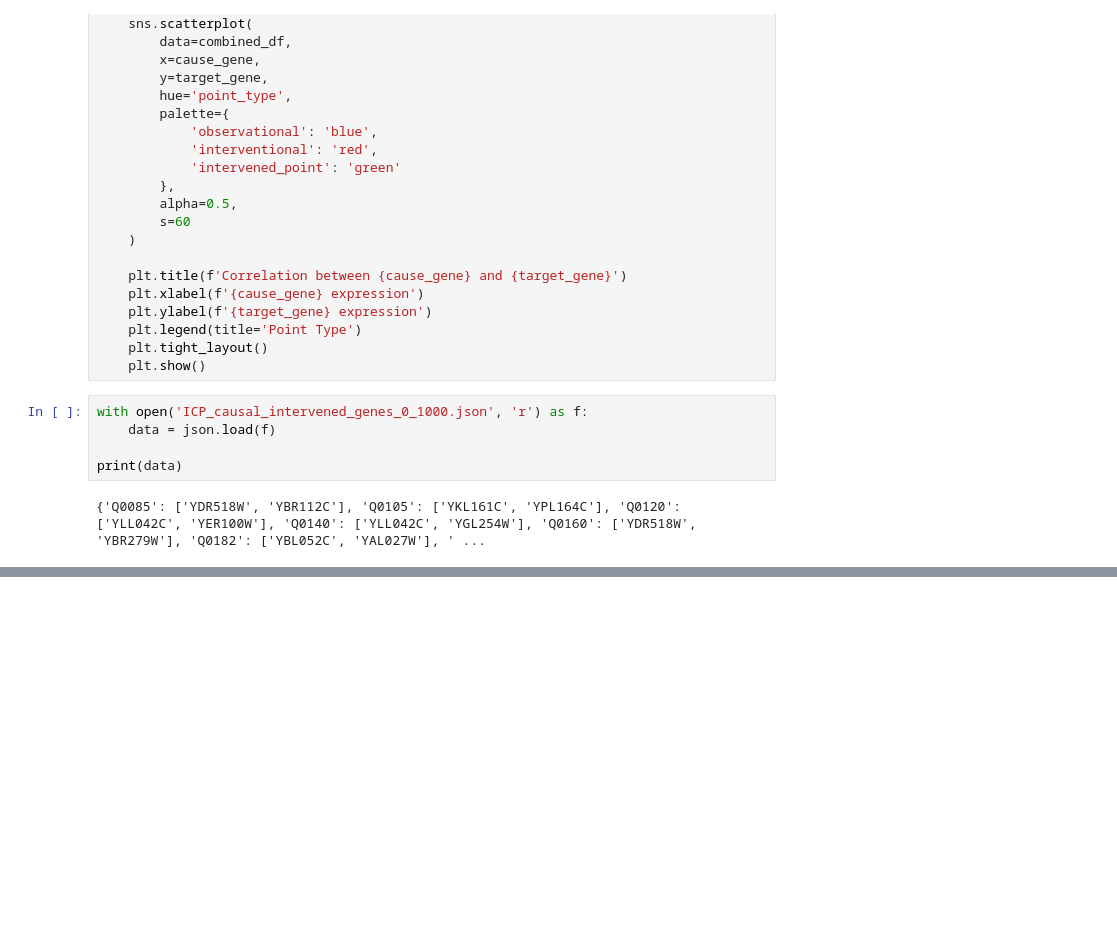
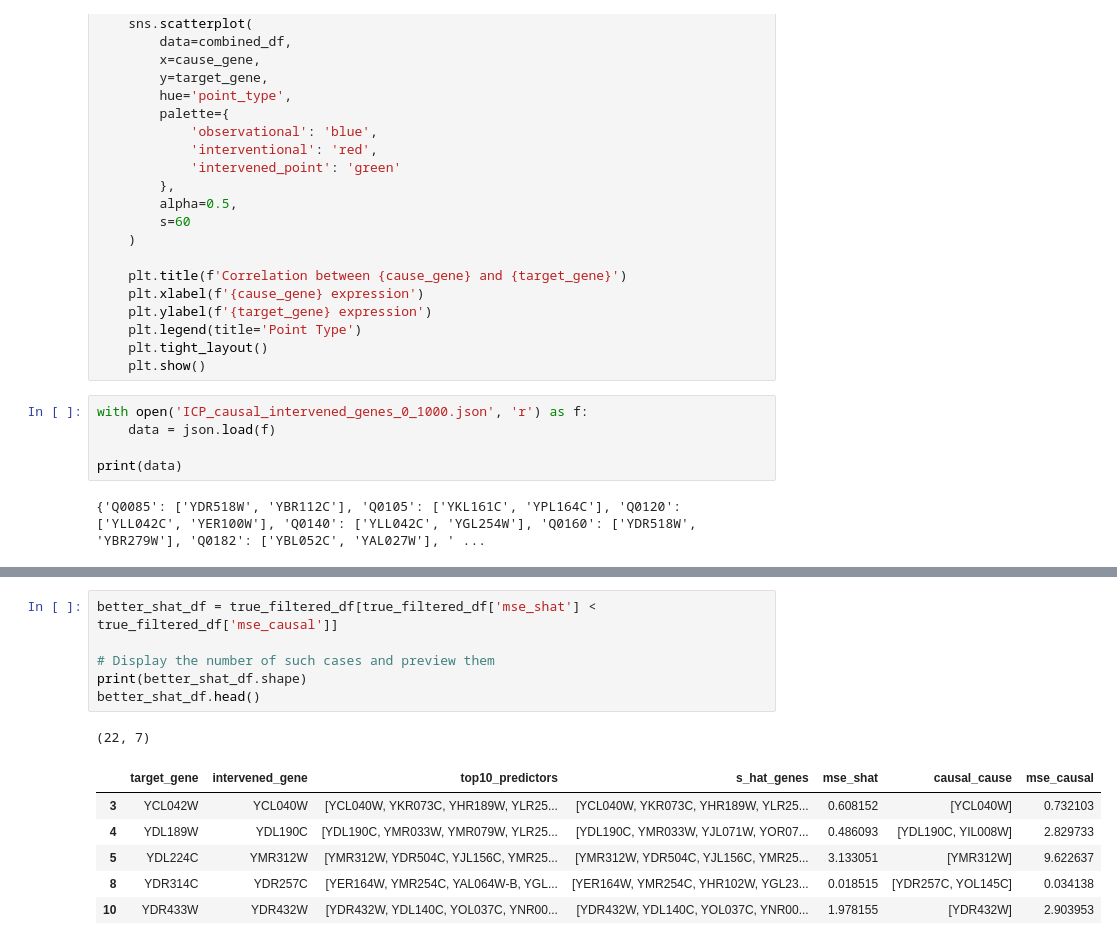
Before and after one commit to bonkh/ICM-replication, a Jupyter notebook: Experiment2/test.ipynb, the cells around one changed output, grey strips where cells are left out. Cells and saved outputs as stored; diff of their text form; blank space fills up the shorter version.

```diff
--- a/Experiment2/test.ipynb
+++ b/Experiment2/test.ipynb
@@ -217,0 +251,14 @@ plot_gene_relationship('YAL047C', 'YOL145C', obs_data, int_data, int_pos_data)
+# %%
+better_shat_df = true_filtered_df[true_filtered_df['mse_shat'] < true_filtered_df['mse_causal']]
+
+# Display the number of such cases and preview them
+print(better_shat_df.shape)
+better_shat_df.head()
+# %% [output]
+(22, 7)
+|  | target_gene | intervened_gene | top10_predictors | s_hat_genes | mse_shat | causal_cause | mse_causal |
+| 3 | YCL042W | YCL040W | [YCL040W, YKR073C, YHR189W, YLR25... | [YCL040W, YKR073C, YHR189W, YLR25... | 0.608152 | [YCL040W] | 0.732103 |
+| 4 | YDL189W | YDL190C | [YDL190C, YMR033W, YMR079W, YLR25... | [YDL190C, YMR033W, YJL071W, YOR07... | 0.486093 | [YDL190C, YIL008W] | 2.829733 |
+| 5 | YDL224C | YMR312W | [YMR312W, YDR504C, YJL156C, YMR25... | [YMR312W, YDR504C, YJL156C, YMR25... | 3.133051 | [YMR312W] | 9.622637 |
+| 8 | YDR314C | YDR257C | [YER164W, YMR254C, YAL064W-B, YGL... | [YER164W, YMR254C, YHR102W, YGL23... | 0.018515 | [YDR257C, YOL145C] | 0.034138 |
+| 10 | YDR433W | YDR432W | [YDR432W, YDL140C, YOL037C, YNR00... | [YDR432W, YDL140C, YOL037C, YNR00... | 1.978155 | [YDR432W] | 2.903953 |
```
Also changed, not shown: parts of 6 cells of this notebook, 2 other files.
